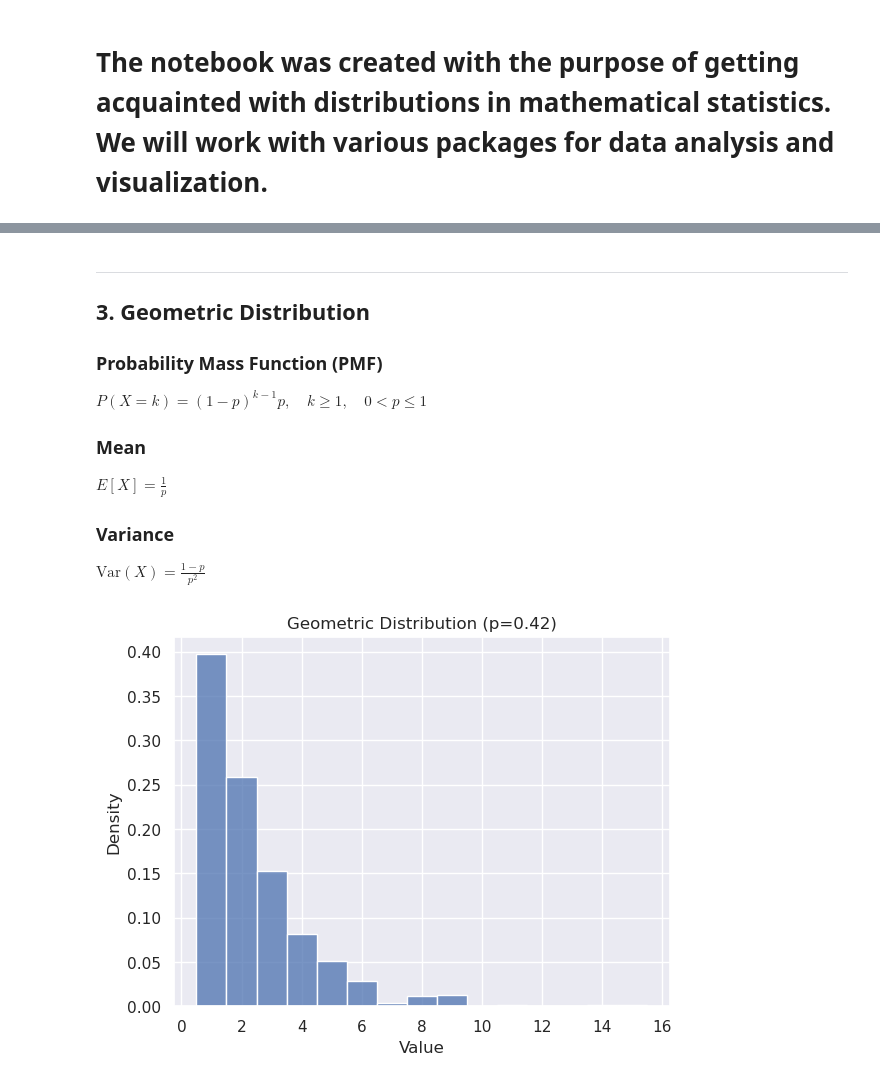
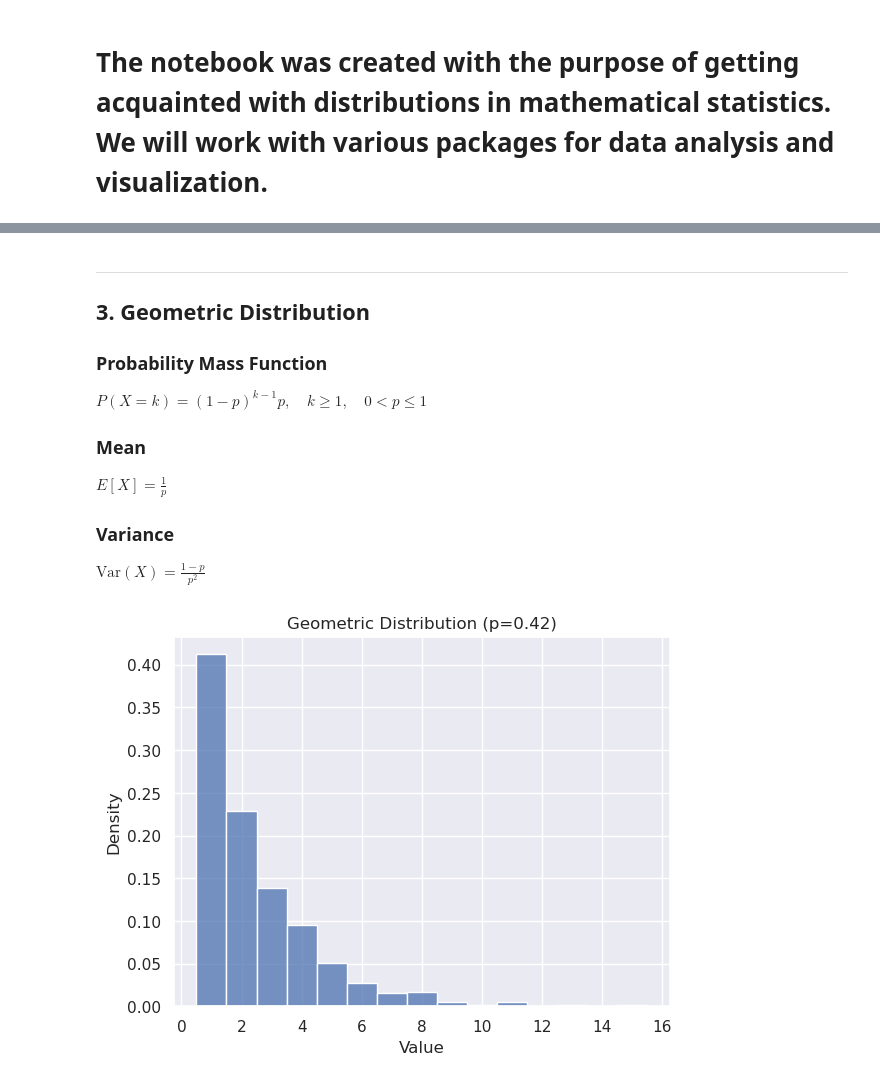
Before and after one commit to crissyro/kaggle_projects, a Jupyter notebook: notebooks/statistical_distributions.ipynb, the cells around one changed output, grey strips where cells are left out. Saved outputs shown, nothing was run; the diff lists cells and outputs as text; code cells hidden in the pictures.

```diff
--- a/notebooks/statistical_distributions.ipynb
+++ b/notebooks/statistical_distributions.ipynb
@@ -21,9 +9,9 @@ from tqdm import tqdm_notebook
 import plotly.graph_objects as go
 import plotly.io as pio
 
-pio.templates.default = 'seaborn'
+pio.templates.default = 'ggplot'
 plt.style.use('seaborn-v0_8-pastel')
-sns.set_theme(style="darkgrid")
+sns.set_theme(style="ggplot")
 # %% [markdown]
 # Discrete Distributions: Formulas and Properties
 
@@ -101,7 +98,7 @@ binomial_fig.update_layout(title="Binomial Distribution", xaxis_title="Value", y
 
 ## 3. Geometric Distribution
 
-### Probability Mass Function (PMF)
+### Probability Mass Function
 $ P(X = k) = (1 - p)^{k - 1} p, \quad k \geq 1, \quad 0 < p \leq 1 $
 
 ### Mean
@@ -111,14 +108,14 @@ $ E[X] = \frac{1}{p} $
 $ \text{Var}(X) = \frac{1 - p}{p^2} $
 # %%
 p = 0.42
-geom_sample = sts.geom.rvs(p, size=1000)
+geom_sample = sts.geom.rvs(p, size=1300)
 sns.histplot(geom_sample, discrete=True, kde=False, stat="density")
 plt.title(f"Geometric Distribution (p={p})")
 plt.xlabel("Value")
 plt.ylabel("Density")
 plt.show()
 # %% [output]
-[figure, old version]
+[figure, new version]
 # %%
 geom_fig = go.Figure()
 x = np.arange(1, 20)
```
Also changed, not shown: parts of 14 cells of this notebook, 2 other files.
